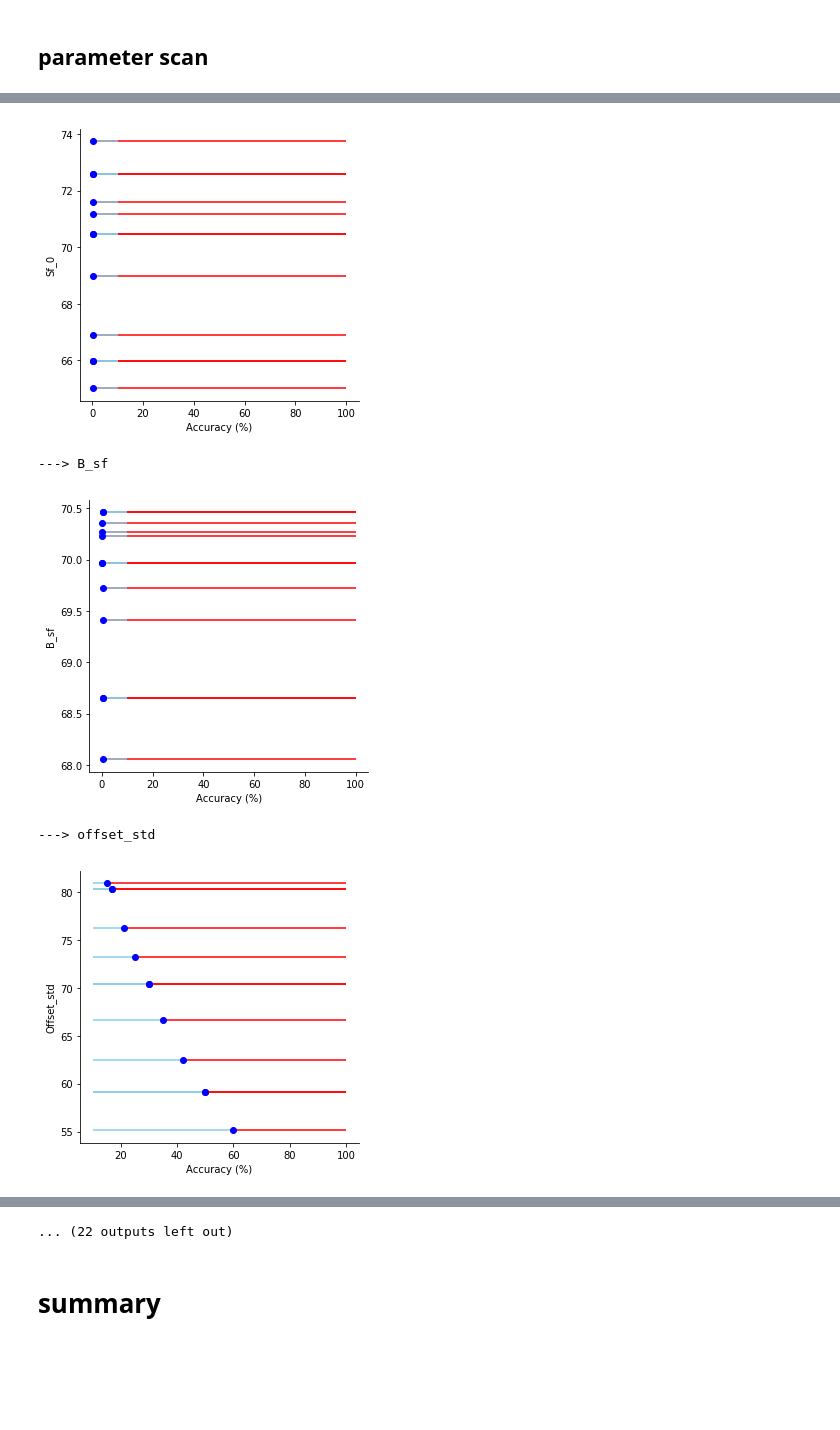
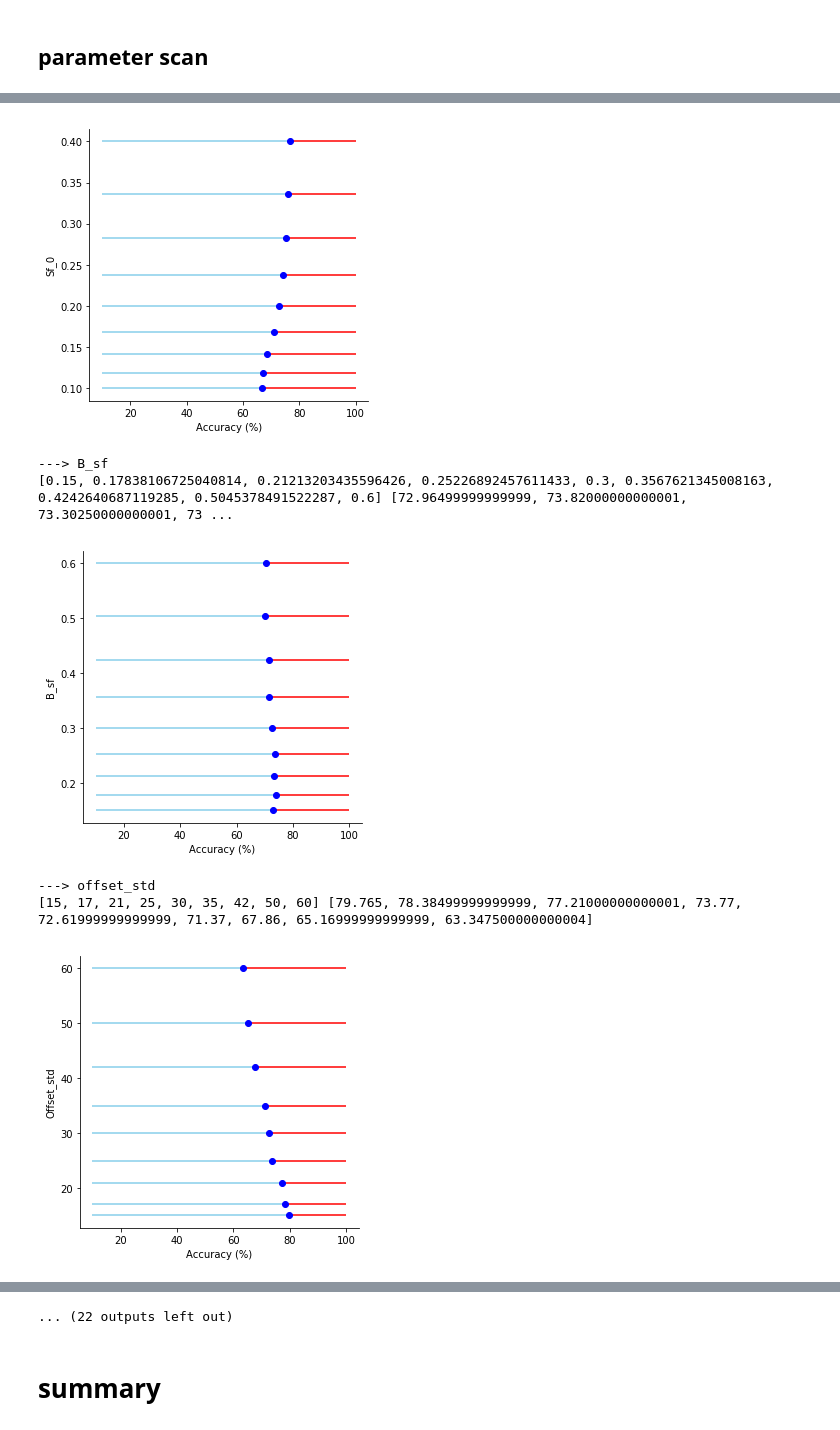
Before and after one commit to laurentperrinet/WhereIsMyMNIST, a Jupyter notebook: figures/4_results_parameters.ipynb, the cells around one changed output, grey strips where cells are left out. Drawn from its saved outputs; the diff is of its cells as text; code cells hidden in the pictures; blank space fills up the shorter version.

```diff
--- a/figures/4_results_parameters.ipynb
+++ b/figures/4_results_parameters.ipynb
@@ -31,9 +31,11 @@ Git branch : master
 import os
 import torch
 from main import init, MetaML
+from where import Where as ML
+from what import WhatNet
 
 import sys
-opts = dict(filename='../data/2019-03-16', verbose=0, log_interval=0, do_compute=False  if len(sys.argv) > 1 else True)
+opts = dict(filename='../data/2019-03-27', verbose=0, log_interval=0, do_compute=False  if len(sys.argv) > 1 else True)
 #opts = dict(filename='debug', verbose=0, log_interval=0)
 
 print(50*'-')
@@ -42,7 +44,7 @@ print(50*'-')
 
 if True:
     args = init(**opts)
-    args.filename = '../data/2019-03-19'
+    #args.filename = '../data/2019-03-27'
     filename_train = args.filename + '_train.pt'
     if not(os.path.isfile(filename_train + '_lock')):
         open(filename_train + '_lock', 'w').close()
@@ -75,7 +77,7 @@ def update_results(results, parameter, accuracies):
         results[parameter]['accuracy'].append(accuracies[value][:-1].mean()*100)
     return results
 
-for base in [2, 8] if not args.filename == '../data/debug' else [2]:
+for base in [2] if not args.filename == '../data/debug' else [2]:
     print(50*'-')
     print(' base=', base)
     print(50*'-')
@@ -229,7 +250,8 @@ results['sf_0']
 # %%
-def plot_accuracy(value, accuracy, xmin=10):
-    fig, ax = plt.subplots(figsize=(5, 5))
+def plot_accuracy(value, accuracy, xmin=10, fig=None, ax=None):
+    if fig is None: fig, ax = plt.subplots(figsize=(5, 5))
     ax.plot(accuracy, value, "o", color='blue')
+    # print(value, accuracy)
     ax.hlines(y=value, xmin=accuracy, xmax=100, color='red')
     ax.hlines(y=value, xmin=xmin, xmax=accuracy, color='skyblue')
 
@@ -249,18 +271,18 @@ def plot_accuracy(value, accuracy, xmin=10):
 
     return fig, ax
 # %%
-figname = 'accuracy_'
-figname = ''
+figname_ = 'accuracy_'
+figname_ = ''
 
 tex = ''
 for parameter in results.keys():
     print('--->',  parameter)
-    fig, ax = plot_accuracy(results[parameter]['accuracy'], results[parameter]['value'])
+    fig, ax = plot_accuracy(results[parameter]['value'], results[parameter]['accuracy'])
     plt.show()
-    if not figname == '':
+    if not figname_ == '':
         fig_dir = './'
         fig_ext = '.pdf'
-        fname = figname + parameter + fig_ext
+        fname = figname_ + parameter + fig_ext
         tex += "\includegraphics[width=.0666\linewidth]{"+ fname + "} \n"
         fig.savefig(os.path.join(fig_dir, fname),
                 bbox_inches='tight', pad_inches=0)
@@ -270,5 +293,7 @@ print(tex)
-[figure, old version]
+[figure, new version]
 ---> B_sf
+[0.15, 0.17838106725040814, 0.21213203435596426, 0.25226892457611433, 0.3, 0.3567621345008163, 0.4242640687119285, 0.5045378491522287, 0.6] [72.96499999999999, 73.82000000000001, 73.30250000000001, 73 ...
-[figure, old version]
+[figure, new version]
 ---> offset_std
+[15, 17, 21, 25, 30, 35, 42, 50, 60] [79.765, 78.38499999999999, 77.21000000000001, 73.77, 72.61999999999999, 71.37, 67.86, 65.16999999999999, 63.347500000000004]
-[figure, old version]
+[figure, new version]
```
Also changed, not shown: parts of 19 cells of this notebook, 12 other files.
